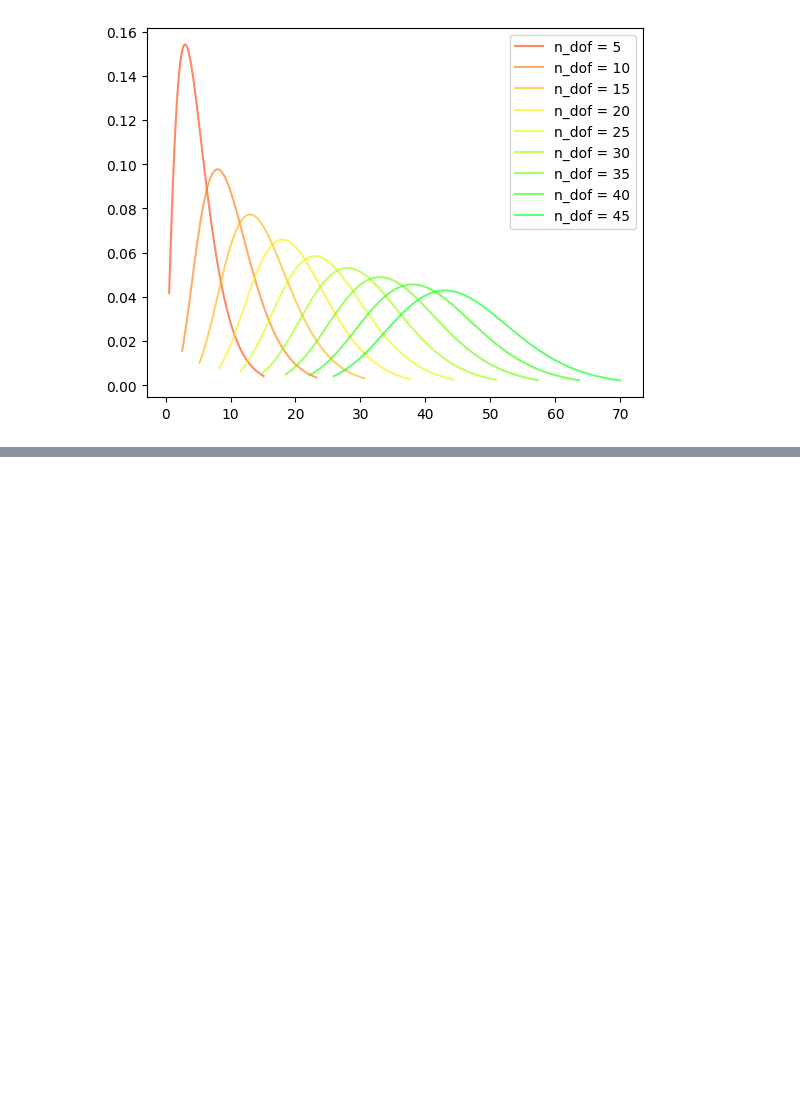
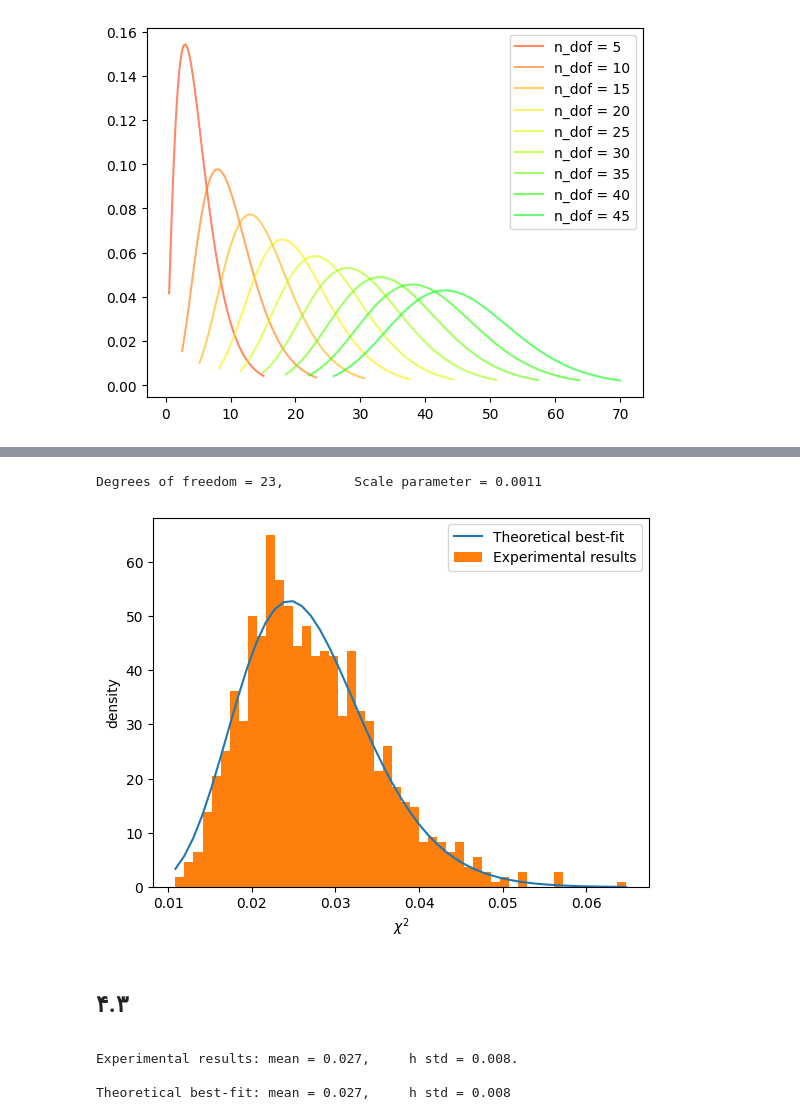
Before and after one commit to alisalehi02/Assignment, a Jupyter notebook: Chi2AndFit.ipynb, the cells around one changed output, grey strips where cells are left out. Cells and saved outputs as stored; diff of their text form; code cells hidden in the pictures; blank space fills up the shorter version.

```diff
--- a/Chi2AndFit.ipynb
+++ b/Chi2AndFit.ipynb
@@ -84,0 +207,40 @@ plt.show()
+# %%
+def chi2_fit(x, df, scale):
+    return chi2.pdf(x, df, scale=scale)
+# %%
+from scipy.optimize import curve_fit
+
+
+x_fit = (x[:-1] + x[1:])/2
+popt, pcov = curve_fit(chi2_fit, x_fit, histogram)
+
+df, scale = popt
+print("Degrees of freedom = {:d},\t Scale parameter = {:.4f}".format(int(df), scale))
+# %% [output]
+Degrees of freedom = 23,         Scale parameter = 0.0011
+# %%
+fig, ax = plt.subplots(1, 1)
+
+ax.plot(x, chi2.pdf(x, popt[0], scale=popt[1]), label="Theoretical best-fit")
+ax.hist(least_squares, bins=50, density=True, label="Experimental results")
+plt.xlabel(r'$\chi^2$')
+plt.ylabel('density')
+plt.legend()
+plt.show()
+# %% [output]
+[figure, added]
+# %% [markdown]
+<div dir='rtl'>
+
+## ۴.۳
+# %%
+pdf = chi2.pdf(x, df, scale=scale)
+mean = np.trapezoid(x * pdf, x)
+std = np.sqrt(np.trapezoid((x - mean)**2 * pdf, x))
+
+print("Experimental results: mean = {:.3f},\th std = {:.3f}.\n".format(least_squares.mean(), least_squares.std()))
+print("Theoretical best-fit: mean = {:.3f},\th std = {:.3f}".format(mean, std))
+# %% [output]
+Experimental results: mean = 0.027,     h std = 0.008.
+
+Theoretical best-fit: mean = 0.027,     h std = 0.008
```
Also changed, not shown: parts of 21 cells of this notebook, 7 other files.
